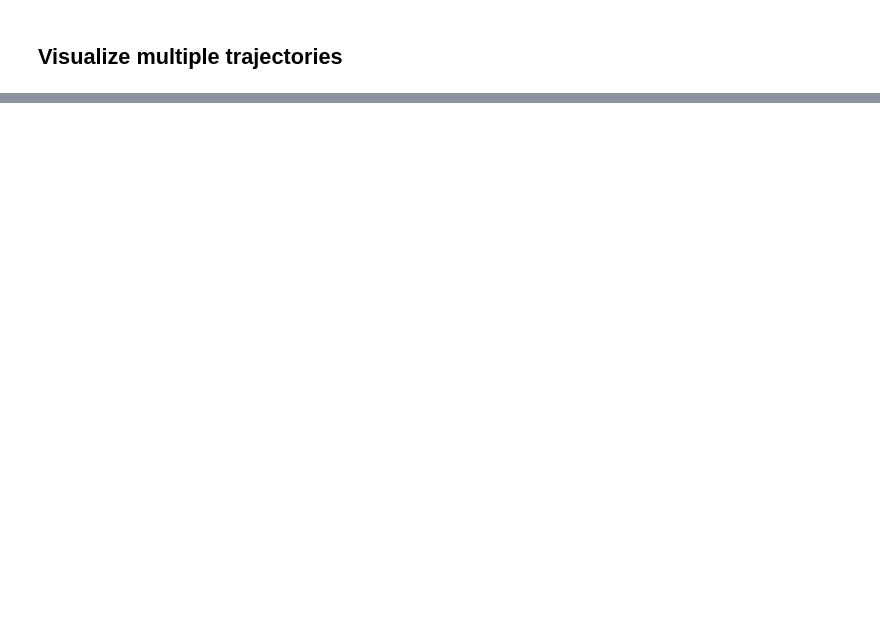
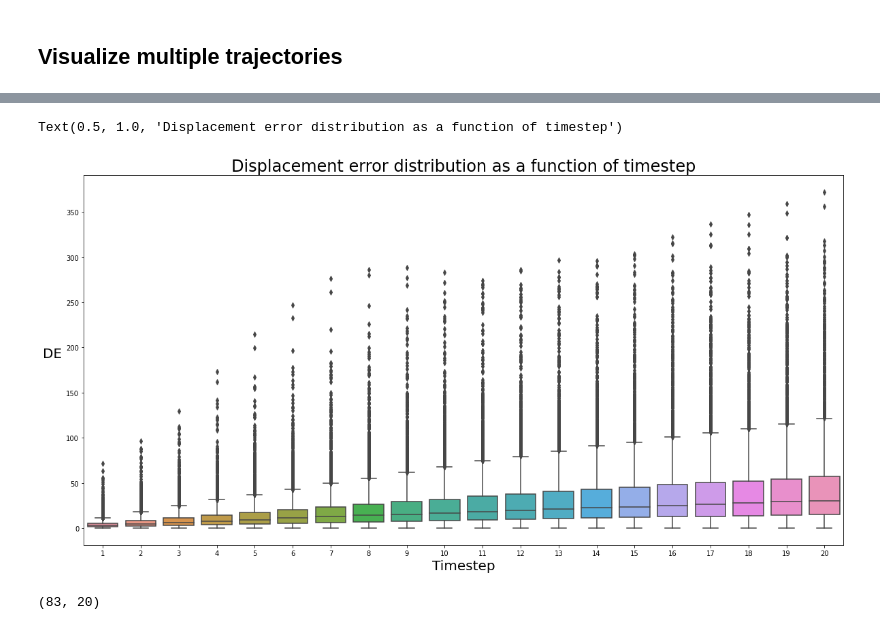
Before and after one commit to regevti/Pogona_Pursuit, a Jupyter notebook: Arena/Prediction/notebooks/predictor_evaluate.ipynb, the cells around one changed output, grey strips where cells are left out. Cells and saved outputs as stored; diff of their text form; code cells hidden in the pictures; blank space fills up the shorter version.

```diff
--- a/Arena/Prediction/notebooks/predictor_evaluate.ipynb
+++ b/Arena/Prediction/notebooks/predictor_evaluate.ipynb
@@ -658,0 +781,29 @@ Canvas(toolbar=Toolbar(toolitems=[('Home', 'Reset original view', 'home', 'home'
+# %%
+def calc_mean_DE(y, y_hat):
+    """
+    Calculate the  average displacement error (DE) of a test set of predictions
+    displacement is the L2 norm between the prediction and the truth
+    :param y_hat: torch tensor dims (number of sample, out seq size, out size)
+    :param y: same
+    :return: average DE for each timestep over batch
+    """
+    if len(y_hat.shape) == 2:
+        y_hat = y_hat[None,:,:]
+        y = y[None,:,:]
+
+    return np.mean(np.linalg.norm(y_hat - y, axis=2), axis=0)
+
+
+def calc_DE(y, y_hat):
+    """
+    Calculate the  average displacement error (DE) of a test set of predictions
+    displacement is the L2 norm between the prediction and the truth
+    :param y_hat: torch tensor dims (number of sample, out seq size, out size)
+    :param y: same
+    :return: average DE for each timestep over batch
+    """
+    if len(y_hat.shape) == 2:
+        y_hat = y_hat[None,:,:]
+        y = y[None,:,:]
+
+    return np.linalg.norm(y_hat - y, axis=2)
@@ -658,0 +812,18 @@ Canvas(toolbar=Toolbar(toolitems=[('Home', 'Reset original view', 'home', 'home'
+# %%
+des_dists = calc_DE(seq_data_Y[data_mask], seq_data_pred[data_mask])
+# %%
+de_df = pd.DataFrame(data=des_dists, columns=np.arange(1,21))
+# %%
+%matplotlib inline
+fig, ax = plt.subplots(1,1,figsize=(20,10))
+sns.boxplot(data=de_df,ax=ax)
+ax.set_xlabel('Timestep', fontsize=20)
+ax.set_ylabel('DE', fontsize=20,rotation=0,labelpad=20)
+ax.set_title('Displacement error distribution as a function of timestep',fontsize=24)
+# %% [output]
+Text(0.5, 1.0, 'Displacement error distribution as a function of timestep')
+[figure, added]
+# %%
+de_df.shape
+# %% [output]
+(83, 20)
```
Also changed, not shown: parts of 98 cells of this notebook, 10 other files.
